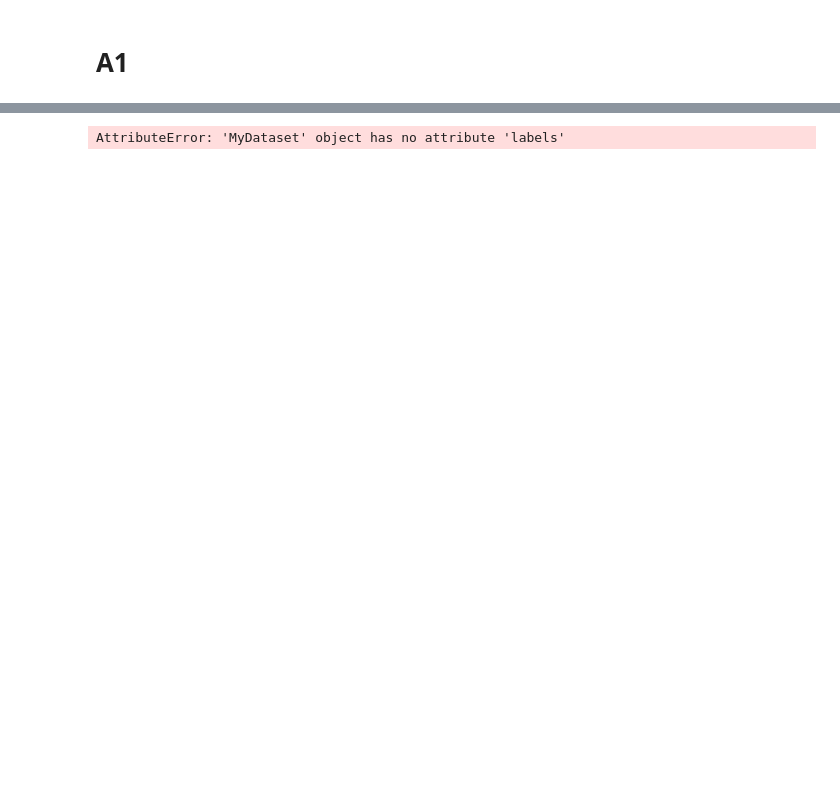
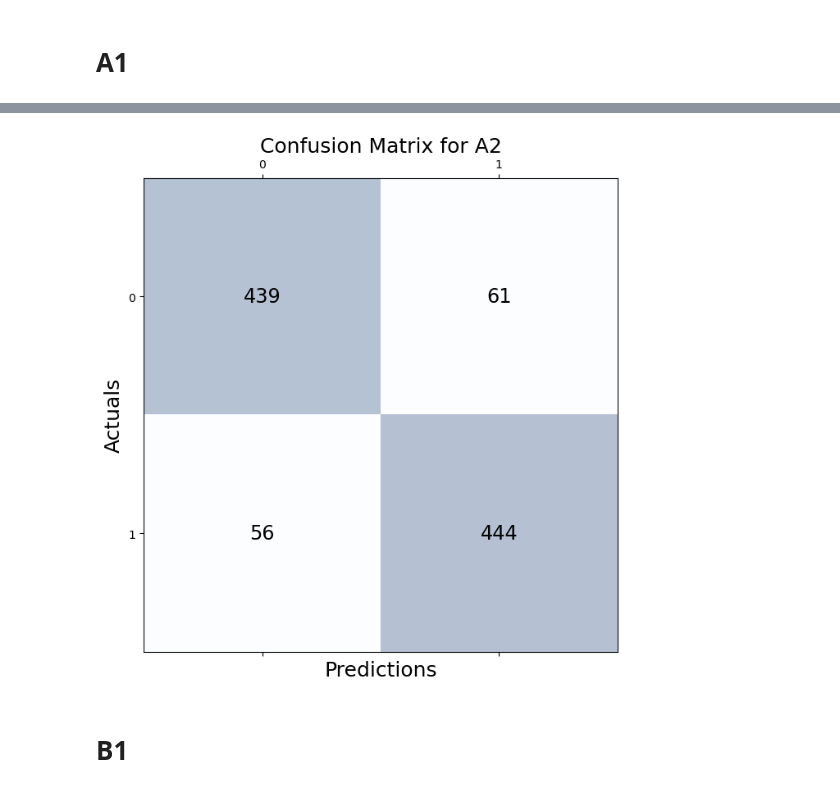
Before and after one commit to TheSalDave/AMLS_22-23_SN19117737, a Jupyter notebook: Testset.ipynb, the cells around one changed output, grey strips where cells are left out. Saved outputs shown, nothing was run; the diff lists cells and outputs as text; code cells hidden in the pictures; blank space fills up the shorter version.

Commit message:
experimental results on test set

```diff
--- a/Testset.ipynb
+++ b/Testset.ipynb
@@ -119,6 +183,5 @@ B2test_loader = DataLoader(B2test_data, batch_size=125, shuffle=True)
 # %%
-test_losses = []
-test_correct = []
+actual = []
 predictions = []
 
 # Run the testing batches
@@ -127,11 +190,63 @@ with torch.no_grad():
         # Changing the labels to be in the range [0, num_classes-1].
         y_test = torch.where(y_test == 1, torch.tensor(1), torch.tensor(0))
 
+        actual.append(y_test)
+
         # Apply the model
         y_val = A2model(X_test)
 
         # Tally the number of correct predictions
         predicted = torch.max(y_val.data, 1)[1]
         predictions.append(predicted)
-# %% [output]
-AttributeError: 'MyDataset' object has no attribute 'labels'
+# %%
+actual2 = []
+predictions2 = []
+
+# Run the testing batches
+with torch.no_grad():
+    for b, (X_test, y_test) in enumerate(A2test_loader):
+        # Changing the labels to be in the range [0, num_classes-1].
+        y_test = torch.where(y_test == 1, torch.tensor(1), torch.tensor(0))
+
+        actual2.append(y_test)
+
+        # Apply the model
+        y_val = A2model(X_test)
+
+        # Tally the number of correct predictions
+        predicted = torch.max(y_val.data, 1)[1]
+        predictions2.append(predicted)
+# %%
+from sklearn.metrics import confusion_matrix
+
+#Converting tensors to list
+preds = []
+for tensor in predictions2:
+    preds.append(tensor.tolist())
+
+act = []
+for tensor in actual2:
+    act.append(tensor.tolist())
+
+
+act = np.reshape(np.array(act), (1000,))
+preds = np.reshape(np.array(preds), (1000,))
+
+conf_matrix = confusion_matrix(y_true=act, y_pred=preds)
+#
+# Print the confusion matrix using Matplotlib
+#
+fig, ax = plt.subplots(figsize=(7.5, 7.5))
+ax.matshow(conf_matrix, cmap=plt.cm.Blues, alpha=0.3)
+for i in range(conf_matrix.shape[0]):
+    for j in range(conf_matrix.shape[1]):
+        ax.text(x=j, y=i,s=conf_matrix[i, j], va='center', ha='center', size='xx-large')
+
+plt.xlabel('Predictions', fontsize=18)
+plt.ylabel('Actuals', fontsize=18)
+plt.title('Confusion Matrix for A2', fontsize=18)
+plt.show()
+# %% [output]
+[figure, added]
+# %% [markdown]
+# B1
```
Also changed, not shown: parts of 15 cells of this notebook.
